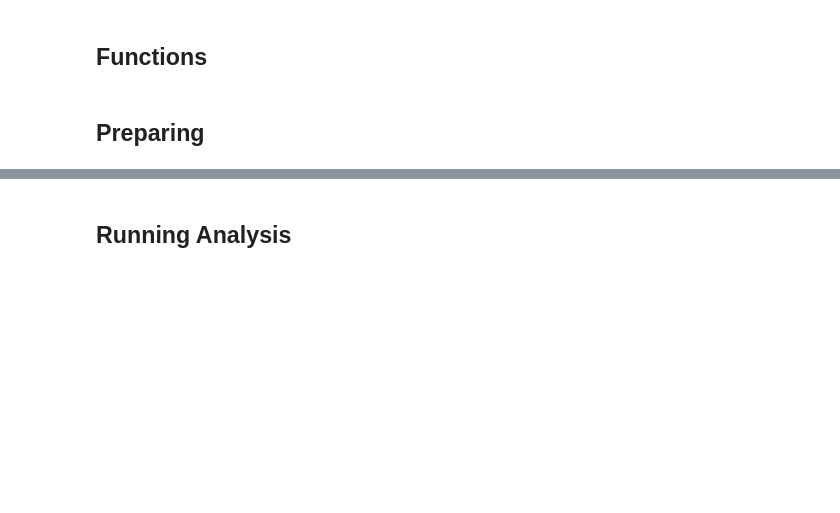
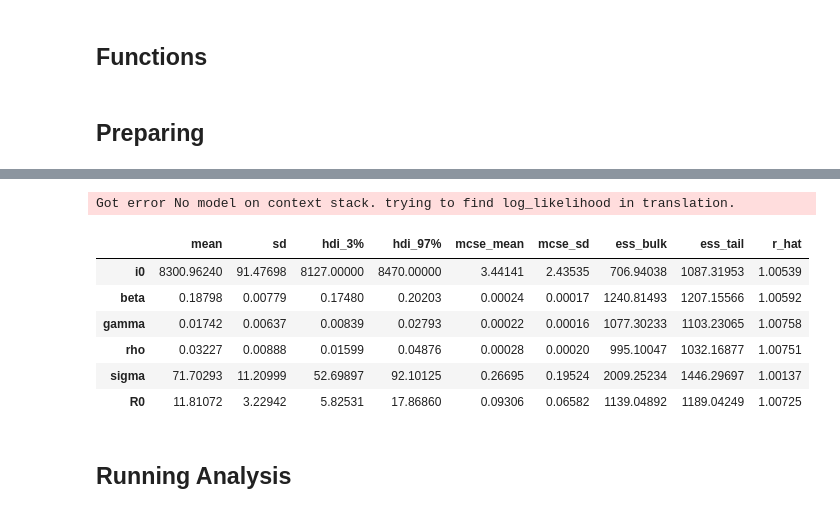
Before and after one commit to zenodea/MCMC_parameter_estimation, a Jupyter notebook: Data Analysis/mcmc.ipynb, the cells around one changed output, grey strips where cells are left out. Saved outputs shown, nothing was run; the diff lists cells and outputs as text; code cells hidden in the pictures; blank space fills up the shorter version.

```diff
--- a/Data Analysis/mcmc.ipynb
+++ b/Data Analysis/mcmc.ipynb
@@ -65,7 +69,7 @@ def runMCMC(df, population, start_date, end_date, offset, beta, gamma, rho):
     return mcmc
 # %%
 def printMCMCTables(model):
-    results = (pm.summary(model, var_names=['i0','beta','gamma','rho','sigma'], round_to=5))
+    results = (pm.summary(model, var_names=['i0','beta','gamma','rho','sigma','R0'], round_to=5))
     return results
 # %%
 def plotMCMC(model):
@@ -73,16 +77,16 @@ def plotMCMC(model):
     return plot
 # %%
 dataSets = []
-dataSets.two(pd.read_csv("../processed_data/cumDeathFrance.csv"))
+dataSets.append(pd.read_csv("../processed_data/cumDeathFrance.csv"))
 dataSets.append(pd.read_csv("../processed_data/cumDeathGermany.csv"))
 dataSets.append(pd.read_csv("../processed_data/cumDeathItaly.csv"))
 dataSets.append(pd.read_csv("../processed_data/cumDeathSpain.csv"))
 dataSets.append(pd.read_csv("../processed_data/cumDeathUK.csv"))
 
 # Preparing Beta, Gamma, Rho values
-beta = [0.3, 0.32, 0.34, 0.36]
-gamma = [0.3, 0.32, 0.34, 0.36]
-rho = [0.3, 0.32, 0.34, 0.36]
+beta = [0.03, 0.032, 0.034, 0.36]
+gamma = [0.03, 0.032, 0.047, 0.36]
+rho = [0.03, 0.032, 0.034, 0.36]
 # %% [markdown]
 ## Preparing
 # %%
@@ -93,26 +97,28 @@ quarantine_one_dates = []
 quarantine_one_population = []
 
 #France
-quarantine_one_offsets.append()
-quarantine_one_dates.append()
-quarantine_one_population.append()
+quarantine_one_offsets.append(15)
+quarantine_one_dates.append([['2020-03-17','2020-03-31'],['2020-04-01','2020-04-15']])
+quarantine_one_population.append(67000000)
 
 #Germany
-quarantine_one_offsets.append()
-quarantine_one_dates.append()
-quarantine_one_population.append()
+quarantine_one_offsets.append(0)
+quarantine_one_dates.append([['2020-03-02','2020-03-30'],['2020-04-01','2020-04-15']])
+quarantine_one_population.append(83000000)
 
 #Italy
-quarantine_one_offsets.append()
-quarantine_one_dates.append()
-quarantine_one_population.append()
+quarantine_one_offsets.append(30)
+quarantine_one_dates.append([['2020-03-17','2020-03-31'],['2020-04-01','2020-04-15']])
+quarantine_one_population.append(67000000)
 
 #Spain
-quarantine_one_offsets.append()
-quarantine_one_dates.append()
-quarantine_one_population.append()
+quarantine_one_offsets.append(30)
+quarantine_one_dates.append([['2020-03-17','2020-03-31'],['2020-04-01','2020-04-15']])
+quarantine_one_population.append(67000000)
 
 #UK
-quarantine_one_offsets.append()
-quarantine_one_dates.append()
-quarantine_one_population.append()
+quarantine_one_offsets.append(30)
+quarantine_one_dates.append([['2020-03-17','2020-03-31'],['2020-04-01','2020-04-15']])
+quarantine_one_population.append(67000000)
+# %%
+test = runMCMC(dataSets[1],quarantine_one_population[1],'2020-03-02',quarantine_one_dates[1][0][1],0,beta[0],gamma[2],rho[1])
@@ -119,3 +141,14 @@ quarantine_one_population.append()
+# %%
+printMCMCTables(test)
+# %% [output]
+Got error No model on context stack. trying to find log_likelihood in translation.
+|  | mean | sd | hdi_3% | hdi_97% | mcse_mean | mcse_sd | ess_bulk | ess_tail | r_hat |
+| i0 | 8300.96240 | 91.47698 | 8127.00000 | 8470.00000 | 3.44141 | 2.43535 | 706.94038 | 1087.31953 | 1.00539 |
+| beta | 0.18798 | 0.00779 | 0.17480 | 0.20203 | 0.00024 | 0.00017 | 1240.81493 | 1207.15566 | 1.00592 |
+| gamma | 0.01742 | 0.00637 | 0.00839 | 0.02793 | 0.00022 | 0.00016 | 1077.30233 | 1103.23065 | 1.00758 |
+| rho | 0.03227 | 0.00888 | 0.01599 | 0.04876 | 0.00028 | 0.00020 | 995.10047 | 1032.16877 | 1.00751 |
+| sigma | 71.70293 | 11.20999 | 52.69897 | 92.10125 | 0.26695 | 0.19524 | 2009.25234 | 1446.29697 | 1.00137 |
+| R0 | 11.81072 | 3.22942 | 5.82531 | 17.86860 | 0.09306 | 0.06582 | 1139.04892 | 1189.04249 | 1.00725 |
 # %%
 # file names, dates and and offsets for second quarantine
 quarantine_two_offsets = []
```
Also changed, not shown: parts of 4 cells of this notebook, 1 other file.
